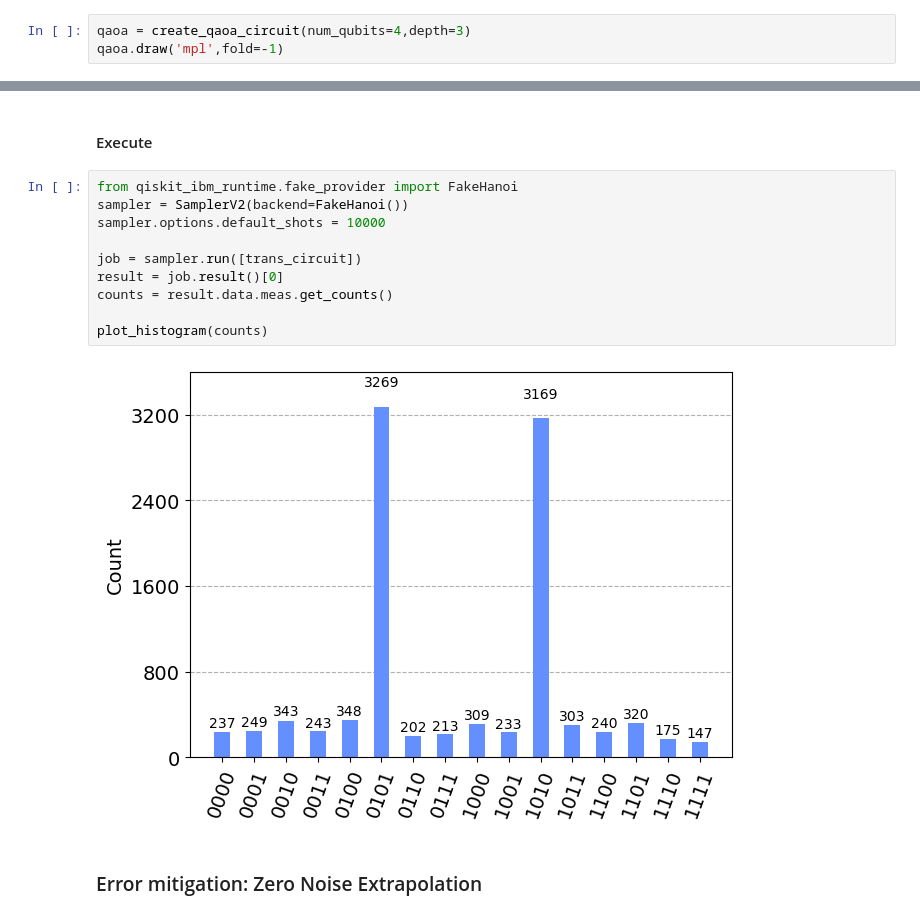
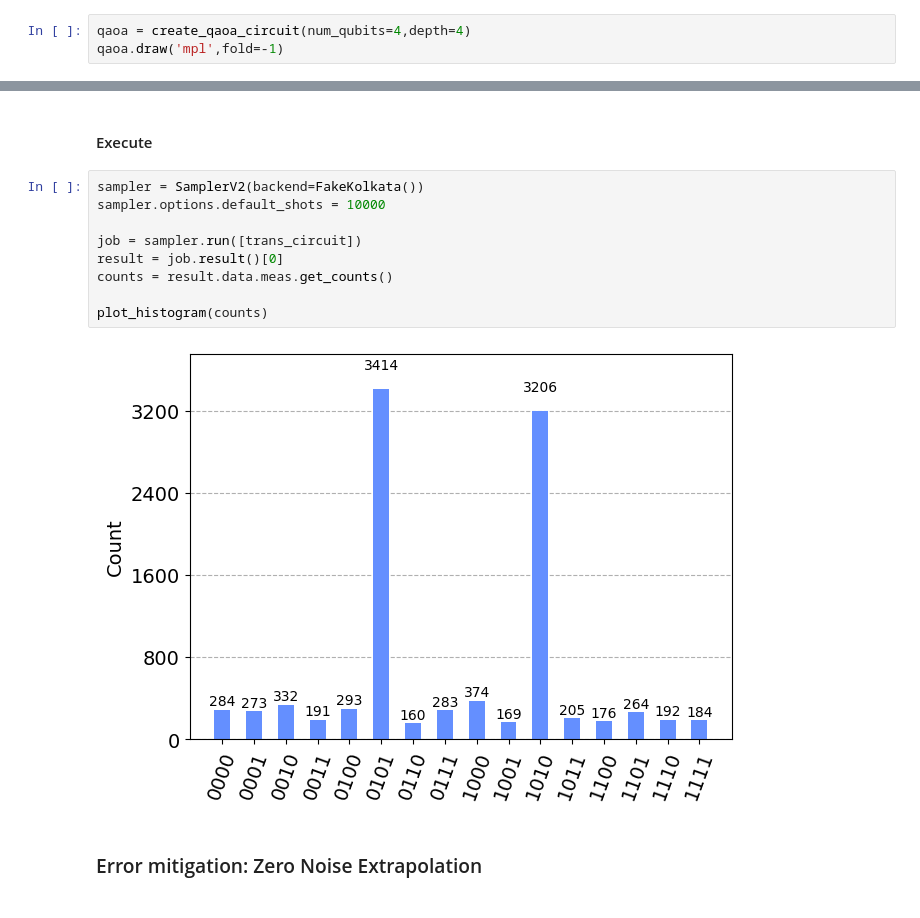
Before and after one commit to ritajitmajumdar1/Teaching, a Jupyter notebook: St_Thomas_FDP.ipynb, the cells around one changed output, grey strips where cells are left out. Saved outputs shown, nothing was run; the diff lists cells and outputs as text.

```diff
--- a/St_Thomas_FDP.ipynb
+++ b/St_Thomas_FDP.ipynb
@@ -126,6 +149,6 @@ def create_qaoa_circuit(num_qubits: int, depth: int = 1) -> QuantumCircuit:
 
     return qaoa
 # %%
-qaoa = create_qaoa_circuit(num_qubits=4,depth=3)
+qaoa = create_qaoa_circuit(num_qubits=4,depth=4)
 qaoa.draw('mpl',fold=-1)
 # %% [output]
@@ -264,17 +282,16 @@ plot_circuit_layout(trans_circuit, backend)
 # %% [markdown]
 #### Execute
 # %%
-from qiskit_ibm_runtime.fake_provider import FakeHanoi
-sampler = SamplerV2(backend=FakeHanoi())
+sampler = SamplerV2(backend=FakeKolkata())
 sampler.options.default_shots = 10000
 
 job = sampler.run([trans_circuit])
 result = job.result()[0]
 counts = result.data.meas.get_counts()
 
 plot_histogram(counts)
 # %% [output]
-[figure, old version]
+[figure, new version]
 # %% [markdown]
 ### Error mitigation: Zero Noise Extrapolation
 # %% [markdown]
```
Also changed, not shown: parts of 31 cells of this notebook.
